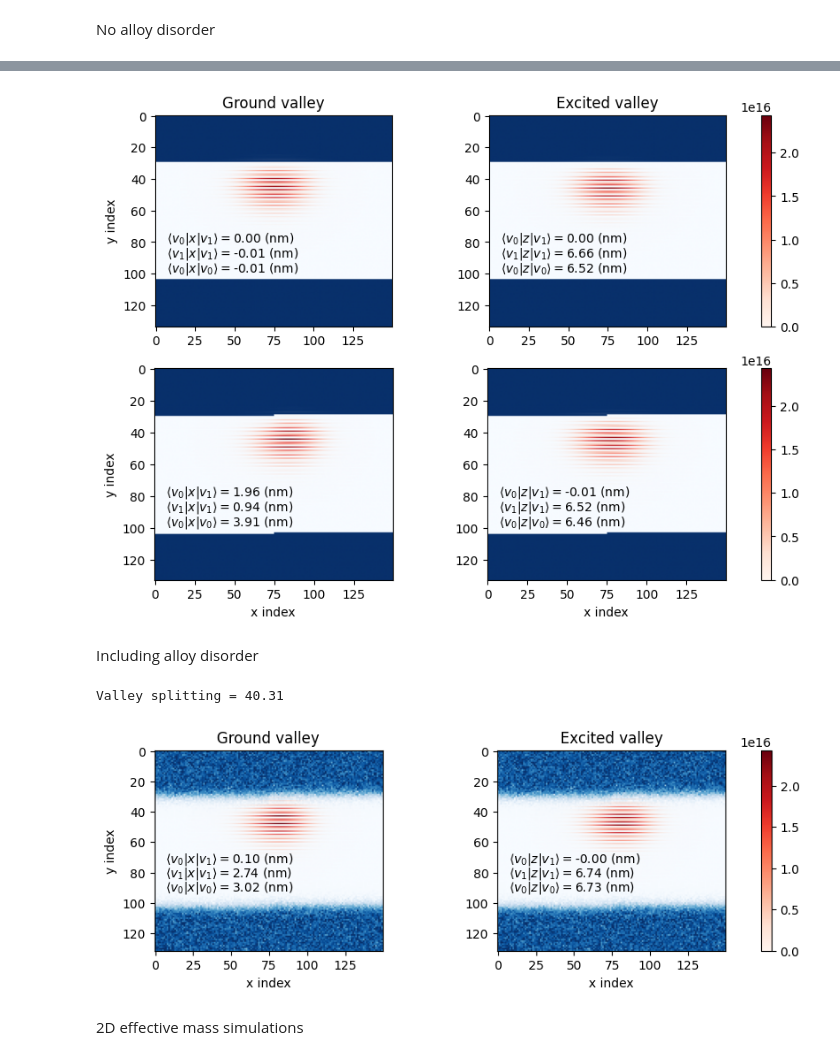
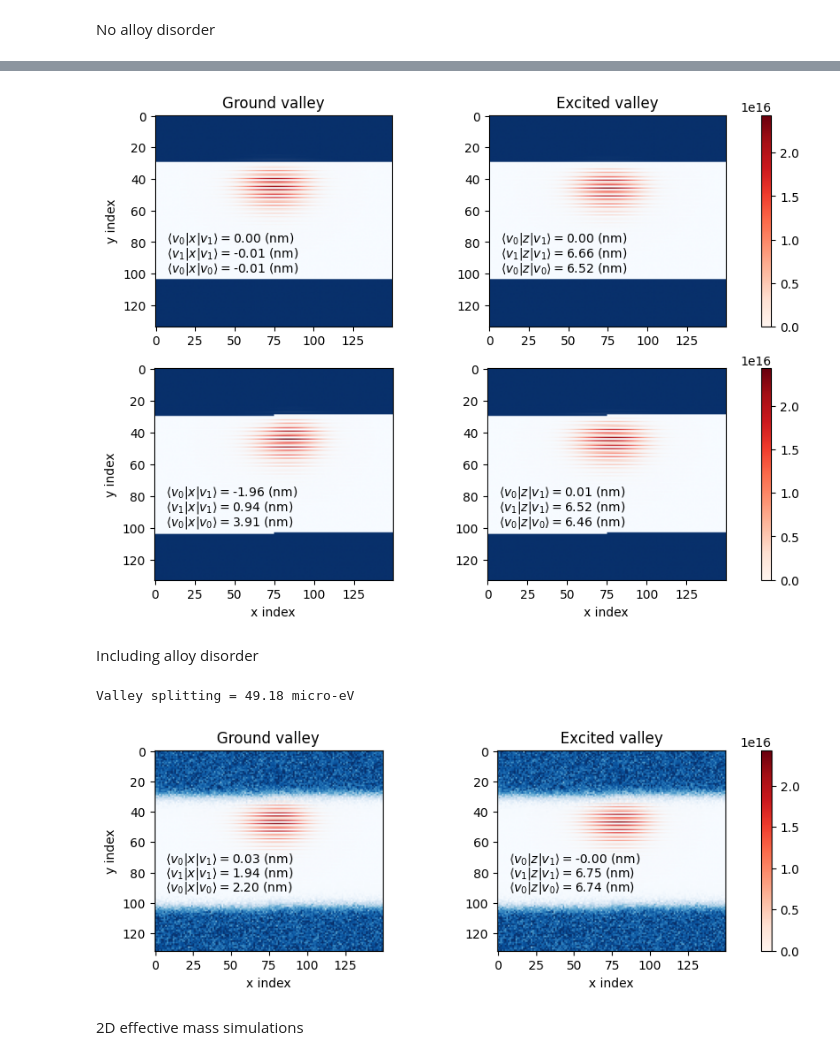
Before and after one commit to merrittlosert/alloy-disorder-sims, a Jupyter notebook: notebooks/2D_solvers_examples.ipynb, the cells around one changed output, grey strips where cells are left out. Drawn from its saved outputs; the diff is of its cells as text; code cells hidden in the pictures.

Commit message:
updates to 2D het models and 3D het models, and progress on 3d solvers

```diff
--- a/notebooks/2D_solvers_examples.ipynb
+++ b/notebooks/2D_solvers_examples.ipynb
@@ -17,7 +17,7 @@ prof = vp.VerticalProfile(interface_type='sharp', top_cap_width_nm=4, bot_cap_wi
 # No step simulations
 #####################
 
-d2d = d2.Dot2D(si_concentrations=prof.si_concentrations, step_model='none', disorder_model='none', nx=150)
+d2d = d2.Dot2D(si_concentrations=prof.si_concentrations, step_model='none', nx=150)
 lat_nostep = d2d.effective_lattice
 
 model_tb = solvers.TwoBand_2D(
@@ -61,7 +61,7 @@ z11 = model_tb.z11_nm
 # Step simulations
 #####################
 step_ind = 75
-d2dstep = d2.Dot2D(si_concentrations=prof.si_concentrations, step_model='single-step', disorder_model='none', step_position=step_ind, nx=150)
+d2dstep = d2.Dot2D(si_concentrations=prof.si_concentrations, step_model='single-step', step_position=step_ind, nx=150)
 lat_step = d2dstep.effective_lattice
 
 
@@ -150,13 +150,17 @@ Norm v0: 1.0000000000000002
 Norm v1: 1.0
-[figure, old version]
+[figure, new version]
 # %% [markdown]
 Including alloy disorder
 # %%
 prof = vp.VerticalProfile(interface_type='sigmoid', top_cap_width_nm=4, bot_cap_width_nm=4)
 
 # No step simulations
-d2d = d2.Dot2D(si_concentrations=prof.si_concentrations, step_model='single-step', disorder_model='alloy', nx=150, y_orbital_spacing=2e-3, step_position=75)
-lat = d2d.effective_lattice
+y_orbital_spacing = 2e-3
+omega = constants.ELEMENTARY_CHARGE * y_orbital_spacing / constants.HBAR
+ay = 1e9 * np.sqrt(constants.HBAR / constants.SI_TRANSVERSE_MASS / omega)
+
+d2d = d2.Dot2D(si_concentrations=prof.si_concentrations, step_model='single-step', nx=150, step_position=75)
+lat = d2d.generate_random_alloy_lattice(dot_radius_nm_y=ay)
 
 model_tb = solvers.TwoBand_2D(
     effective_lattice = lat,
@@ -223,7 +227,7 @@ ax[0].set_ylabel('y index')
 
 plt.show()
 # %% [output]
-Valley splitting = 40.31
+Valley splitting = 49.18 micro-eV
 [figure]
 # %% [markdown]
 2D effective mass simulations
```
Also changed, not shown: parts of 2 cells of this notebook, 7 other files.
